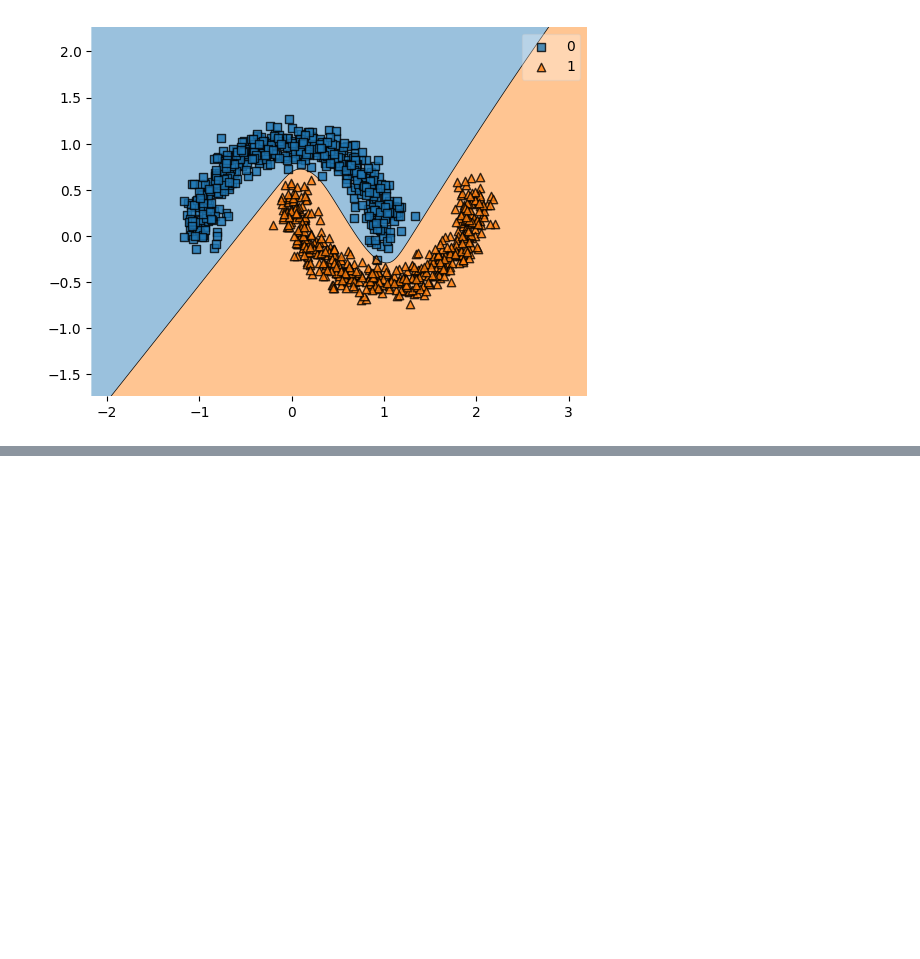
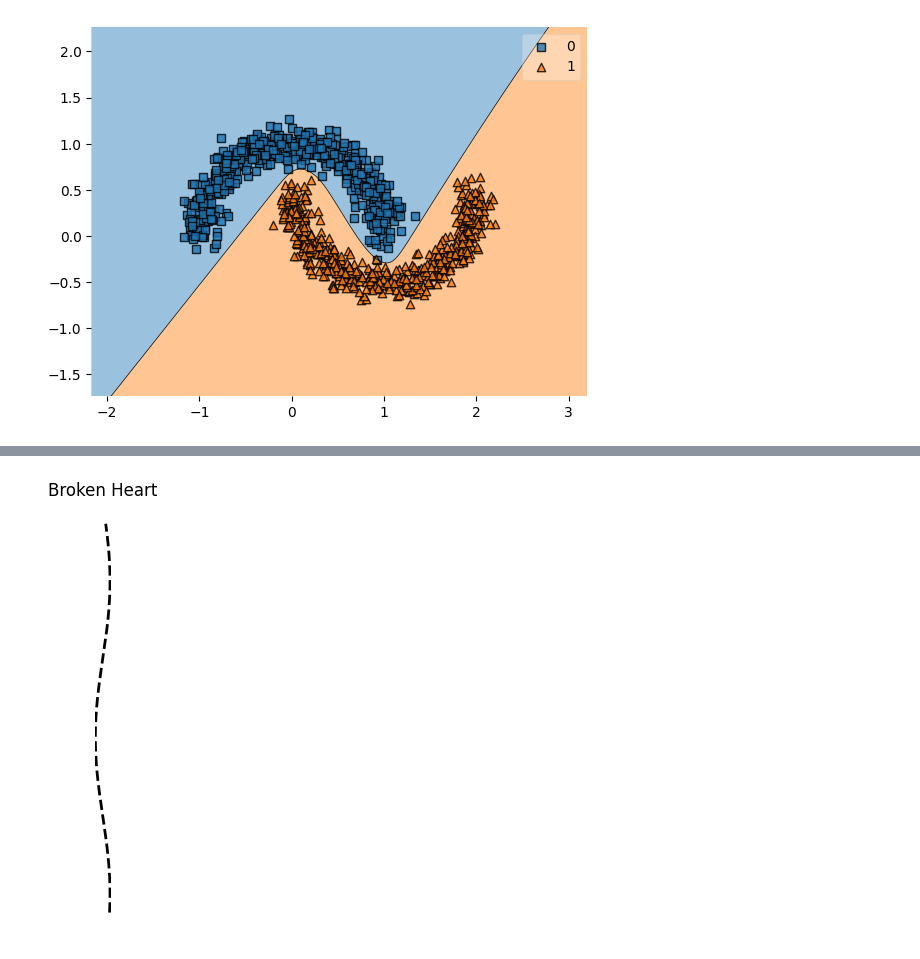
Before and after one commit to coder-black-mamba/again_rakibul_hasan_deep_learning_book_, a Jupyter notebook: non-linear-descision-bounday.ipynb, the cells around one changed output, grey strips where cells are left out. Drawn from its saved outputs; the diff is of its cells as text; code cells hidden in the pictures; blank space fills up the shorter version.

```diff
--- a/non-linear-descision-bounday.ipynb
+++ b/non-linear-descision-bounday.ipynb
@@ -318,0 +457,26 @@ plot_decision_regions(X, y, model3)
+# %%
+gap_width = 1.0
+middle_mask = np.abs(x) < gap_width
+x = x[~middle_mask]
+y = y[~middle_mask]
+
+left = x < 0
+right = ~left
+
+x[left] -= gap_width / 2
+x[right] += gap_width / 2
+
+# Optional crack line for emphasis
+crack_t = np.linspace(0.2, 1.5, 200)
+crack_x = 0.5 * np.sin(6 * crack_t)
+crack_y = np.linspace(y.min(), y.max(), crack_t.size) - 0.5
+# %%
+plt.plot(crack_x + 1.5, crack_y, color="black", linestyle="--", linewidth=2)
+
+plt.axis("off")
+plt.gca().set_aspect("equal")
+plt.title("Broken Heart")
+plt.tight_layout()
+plt.show()
+# %% [output]
+[figure, added]
```
Also changed, not shown: parts of 7 cells of this notebook, 1 other file.
